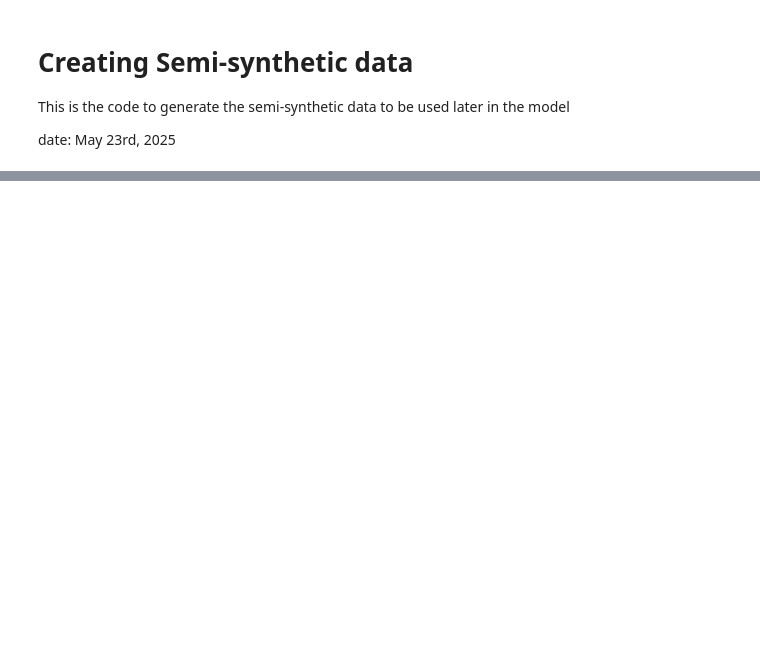
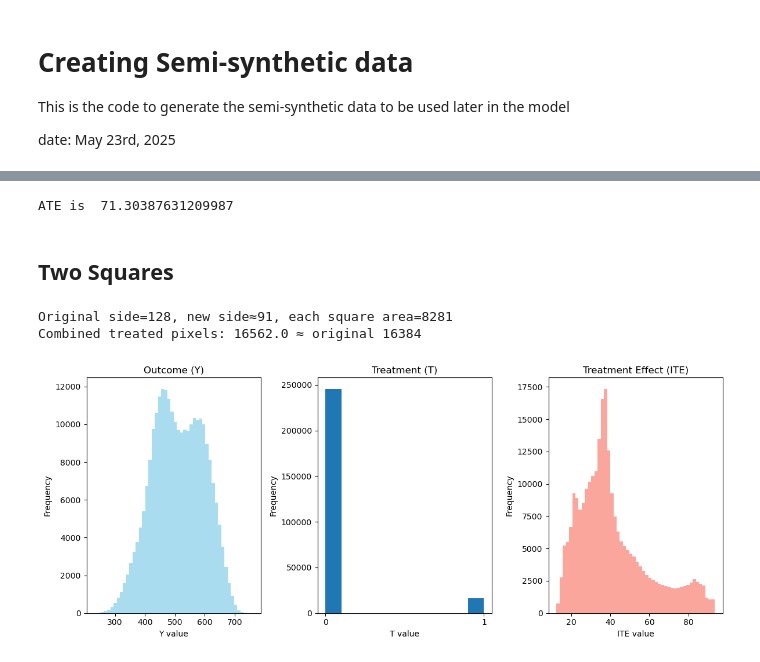
Before and after one commit to SMalaekeh/ImageTRT, a Jupyter notebook: synthetic_data_exponential.ipynb, the cells around one changed output, grey strips where cells are left out. Cells and saved outputs as stored; diff of their text form; code cells hidden in the pictures; blank space fills up the shorter version.

```diff
--- a/synthetic_data_exponential.ipynb
+++ b/synthetic_data_exponential.ipynb
@@ -207,0 +210,68 @@ plt.show()
+# %%
+print("ATE is ", np.mean(ITE))
+# %% [output]
+ATE is  71.30387631209987
+# %% [markdown]
+## Two Squares
+# %%
+H, W = 512, 512
+sq = H // 4                        # 128
+A = sq*sq                          # 16384 pixels
+half_A = A/2                       # 8192 pixels
+new_sq = int(np.round(np.sqrt(half_A)))
+# new_sq ≃ 90.5 → 90 pixels on a side
+print(f"Original side={sq}, new side≈{new_sq}, each square area={new_sq**2}")
+
+# build mask
+T2 = np.zeros((H, W))
+
+# place one square in the top-left corner
+T2[:new_sq, :new_sq] = 1.0
+
+# place the other in the bottom-right corner
+T2[-new_sq:, -new_sq:] = 1.0
+
+print("Combined treated pixels:", T2.sum(), "≈ original", A)
+# %% [output]
+Original side=128, new side≈91, each square area=8281
+Combined treated pixels: 16562.0 ≈ original 16384
+# %%
+# Hydrologic convolution
+KuP = convolve_exp_fft(precip,  lambda_precip,  CELL_SIZE)
+KuT = convolve_exp_fft(T2,       lambda_wetland, CELL_SIZE)
+# %%
+# Hetergoneity in treatment effect
+beta1 = BETA1_BASE * (1 + ALPHA*pop + (GAMMA[:,None,None]*X_stack).sum(axis=0))
+ITE   = beta1 * KuT
+# %%
+# Flatten for plotting
+T_flat = T2.ravel()
+Y_flat = Y.ravel()
+
+# Plot two separate histograms
+fig, axes = plt.subplots(1, 3, figsize=(12, 5))
+
+# Outcome histogram
+axes[0].hist(Y_flat, bins=50, alpha=0.7, color='skyblue')
+axes[0].set_title('Outcome (Y)')
+axes[0].set_xlabel('Y value')
+axes[0].set_ylabel('Frequency')
+
+# Treatment histogram
+axes[1].hist(T_flat)
+axes[1].set_title('Treatment (T)')
+axes[1].set_xlabel('T value')
+axes[1].set_ylabel('Frequency')
+axes[1].set_xticks([0, 1])
+
+# Treatment histogram
+axes[2].hist(ITE.ravel(), bins=50, alpha=0.7, color='salmon')
+axes[2].set_title('Treatment Effect (ITE)')
+axes[2].set_xlabel('ITE value')
+axes[2].set_ylabel('Frequency')
+
+
+plt.tight_layout()
+plt.show()
+# %% [output]
+[figure, added]
```
Also changed, not shown: parts of 9 cells of this notebook, 12 other files.
